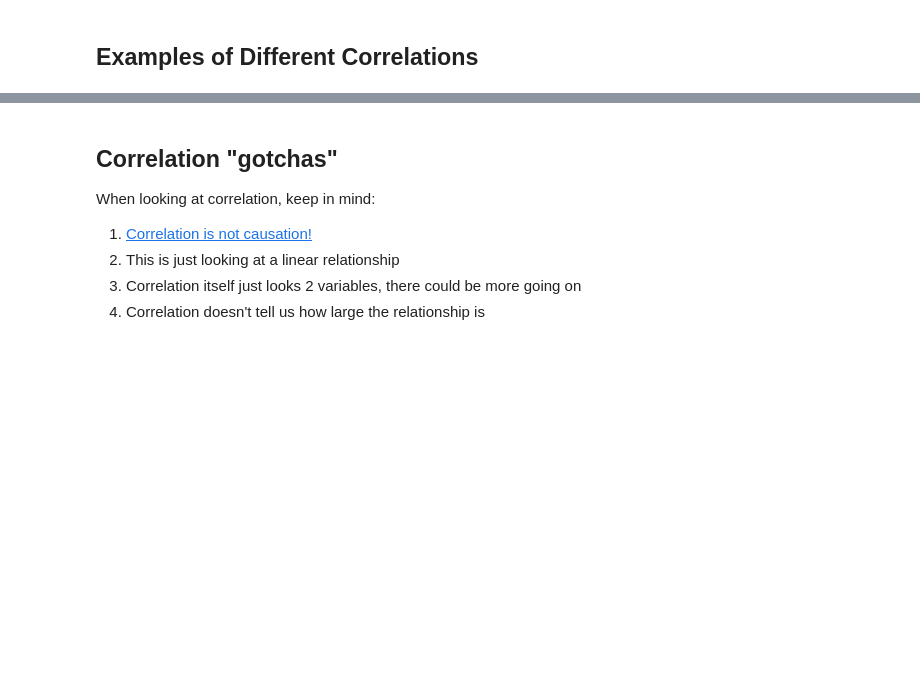
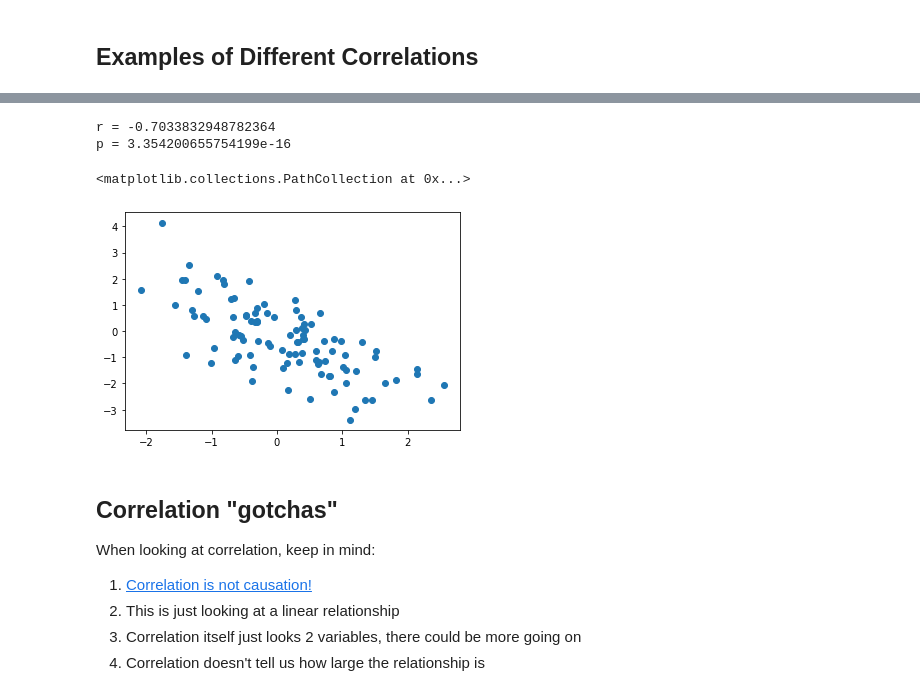
Before and after one commit to CodeupClassroom/darden-statistics-exercises, a Jupyter notebook: correlation.ipynb, the cells around one changed output, grey strips where cells are left out. Saved outputs shown, nothing was run; the diff lists cells and outputs as text; code cells hidden in the pictures; blank space fills up the shorter version.

```diff
--- a/correlation.ipynb
+++ b/correlation.ipynb
@@ -74,12 +100,17 @@ print('r =', r)
 # %%
 x = np.random.randn(100)
-y = x + np.random.randn(100)
+y = -x + (np.random.randn(100) * 1.1)
 
 r, p = stats.pearsonr(x, y)
 print('r =', r)
 print('p =', p)
 
 plt.scatter(x, y)
+# %% [output]
+r = -0.7033832948782364
+p = 3.354200655754199e-16
+<matplotlib.collections.PathCollection at 0x...>
+[figure, added]
 # %% [markdown]
 ## Correlation "gotchas"
 
```
Also changed, not shown: parts of 20 cells of this notebook.
